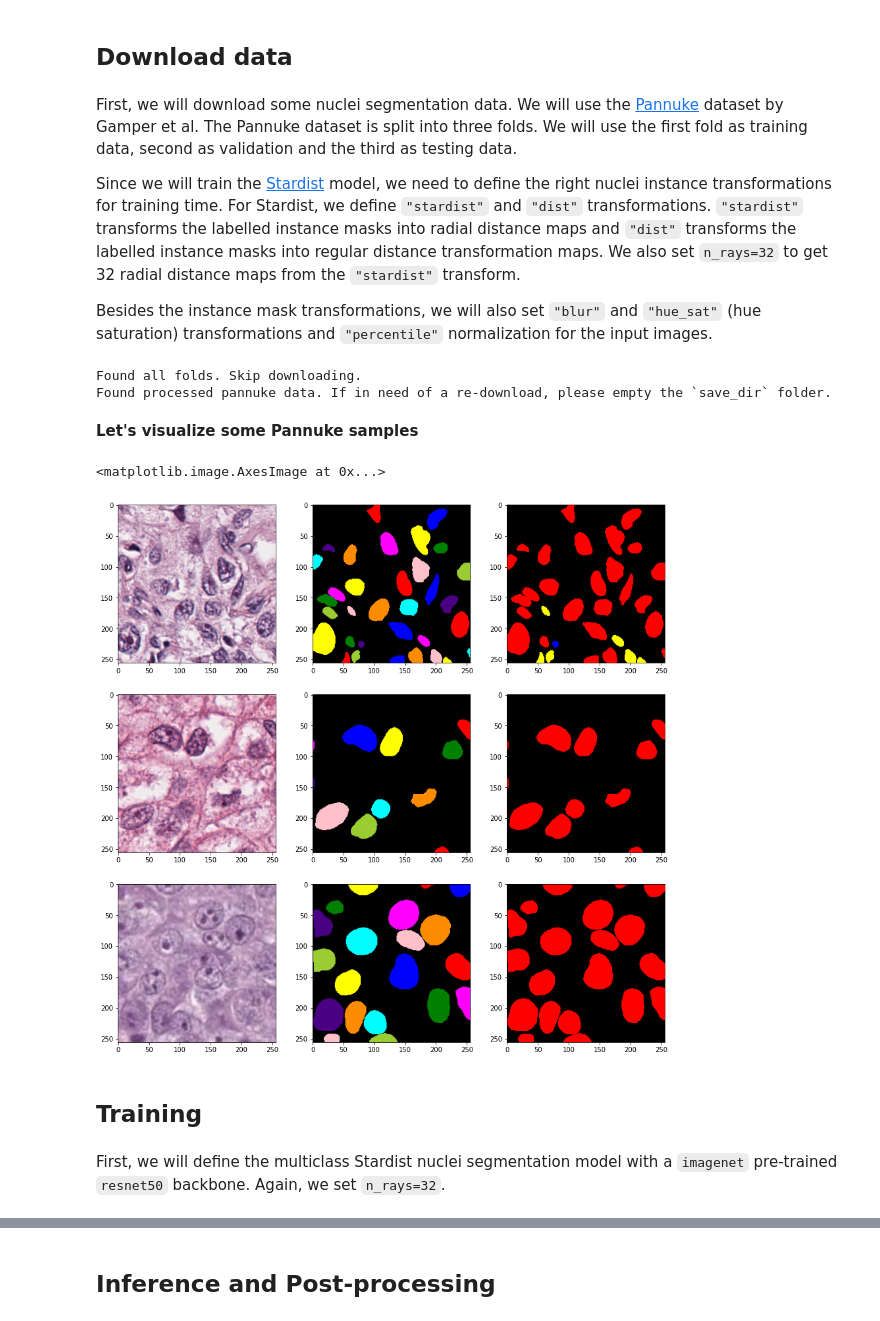
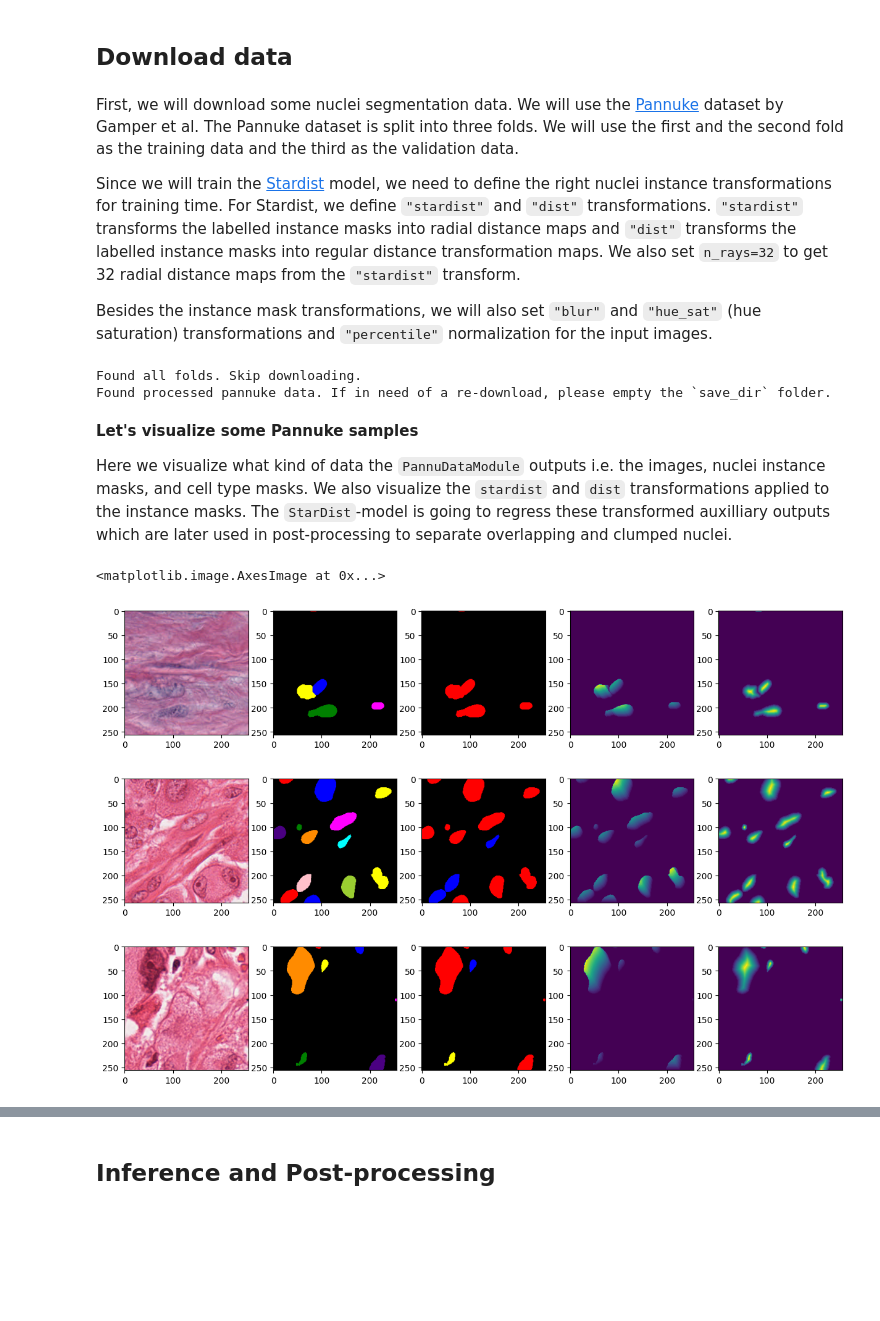
Before and after one commit to okunator/cellseg_models.pytorch, a Jupyter notebook: examples/pannuke_nuclei_segmentation_stardist.ipynb, the cells around one changed output, grey strips where cells are left out. Saved outputs shown, nothing was run; the diff lists cells and outputs as text; code cells hidden in the pictures; blank space fills up the shorter version.

Commit message:
docs: re-write the Stardist pannuke notebook

```diff
--- a/examples/pannuke_nuclei_segmentation_stardist.ipynb
+++ b/examples/pannuke_nuclei_segmentation_stardist.ipynb
@@ -8,19 +24,22 @@ This example shows how to use `cellseg_models.pytorch` for training a [Stardist]
 # %% [markdown]
 ## Download data
 # %% [markdown]
-First, we will download some nuclei segmentation data. We will use the [Pannuke](https://jgamper.github.io/PanNukeDataset/) dataset by Gamper et al. The Pannuke dataset is split into three folds. We will use the first fold as training data, second as validation and the third as testing data.
+First, we will download some nuclei segmentation data. We will use the [Pannuke](https://jgamper.github.io/PanNukeDataset/) dataset by Gamper et al. The Pannuke dataset is split into three folds. We will use the first and the second fold as the training data and the third as the validation data.
 
 Since we will train the [Stardist](https://github.com/stardist/stardist) model, we need to define the right nuclei instance transformations for training time. For Stardist, we define `"stardist"` and `"dist"` transformations. `"stardist"` transforms the labelled instance masks into radial distance maps and `"dist"` transforms the labelled instance masks into regular distance transformation maps. We also set `n_rays=32` to get 32 radial distance maps from the `"stardist"` transform.
 
 Besides the instance mask transformations, we will also set `"blur"` and `"hue_sat"` (hue saturation) transformations and `"percentile"` normalization for the input images.
 # %%
-import pytorch_lightning as pl
-import cellseg_models_pytorch as csmp
 from pathlib import Path
 from cellseg_models_pytorch.datamodules import PannukeDataModule
 
-fold_split = {"train": 1, "valid": 2, "test": 3}
-save_dir = Path.home() / "pannuke" # modify the save path
+# fold1 and fold2 are used for training, fold3 is used for validation
+fold_split = {"fold1": "train", "fold2": "train", "fold3": "valid"}
+
+# NOTE The 'pannuke_dataset' directory has to already exist for this to work.
+# You can create one in your home folder or just modify the path to your liking,
+# The pannuke dataset will be downloaded there.
+save_dir = Path.home() / "pannuke_dataset" # modify the save path
 pannuke_module = PannukeDataModule(
     save_dir=save_dir,
     fold_split=fold_split,
@@ -30,43 +49,55 @@ pannuke_module = PannukeDataModule(
     n_rays=32
 )
 
+# NOTE: this will take a while to run
 pannuke_module.prepare_data() # download and process the pannuke data
 # %% [output]
 Found all folds. Skip downloading.
 Found processed pannuke data. If in need of a re-download, please empty the `save_dir` folder.
-# %% [markdown]
-**Let's visualize some Pannuke samples**
+# %% [markdown]
+**Let's visualize some Pannuke samples**
+
+Here we visualize what kind of data the `PannuDataModule` outputs i.e. the images, nuclei instance masks, and cell type masks. We also visualize the `stardist` and `dist` transformations applied to the instance masks. The `StarDist`-model is going to regress these transformed auxilliary outputs which are later used in post-processing to separate overlapping and clumped nuclei.
 # %%
+import numpy as np
 import matplotlib.pyplot as plt
 from skimage.color import label2rgb
+
+# filehandler contains methods to read and write images and masks
+from cellseg_models_pytorch.utils import FileHandler
+from cellseg_models_pytorch.transforms.functional import gen_stardist_maps, gen_dist_maps
 
 img_dir = save_dir / "train" / "images"
 mask_dir = save_dir / "train" / "labels"
 imgs = sorted(img_dir.glob("*"))
 masks = sorted(mask_dir.glob("*"))
 
-im1 = csmp.utils.FileHandler.read_img(imgs[0])
-im2 = csmp.utils.FileHandler.read_img(imgs[50])
-im3 = csmp.utils.FileHandler.read_img(imgs[500])
-mask1 = csmp.utils.FileHandler.read_mat(masks[0], return_all=True)
-mask2 = csmp.utils.FileHandler.read_mat(masks[50], return_all=True)
-mask3 = csmp.utils.FileHandler.read_mat(masks[500], return_all=True)
+ixs = np.random.randint(0, 500, 3)
 
-fig, ax = plt.subplots(3, 3, figsize=(15, 15))
+im1 = FileHandler.read_img(imgs[ixs[0]])
+im2 = FileHandler.read_img(imgs[ixs[1]])
+im3 = FileHandler.read_img(imgs[ixs[2]])
+mask1 = FileHandler.read_mat(masks[ixs[0]], return_all=True)
+mask2 = FileHandler.read_mat(masks[ixs[1]], return_all=True)
+mask3 = FileHandler.read_mat(masks[ixs[2]], return_all=True)
+
+fig, ax = plt.subplots(3, 5, figsize=(15, 10))
 ax = ax.flatten()
 ax[0].imshow(im1)
 ax[1].imshow(label2rgb(mask1["inst_map"], bg_label=0))
 ax[2].imshow(label2rgb(mask1["type_map"], bg_label=0))
-ax[3].imshow(im2)
-ax[4].imshow(label2rgb(mask2["inst_map"], bg_label=0))
-ax[5].imshow(label2rgb(mask2["type_map"], bg_label=0))
-ax[6].imshow(im3)
-ax[7].imshow(label2rgb(mask3["inst_map"], bg_label=0))
-ax[8].imshow(label2rgb(mask3["type_map"], bg_label=0))
+ax[3].imshow(gen_stardist_maps(mask1["inst_map"], 32)[5])
+ax[4].imshow(gen_dist_maps(mask1["inst_map"]))
+ax[5].imshow(im2)
+ax[6].imshow(label2rgb(mask2["inst_map"], bg_label=0))
+ax[7].imshow(label2rgb(mask2["type_map"], bg_label=0))
+ax[8].imshow(gen_stardist_maps(mask2["inst_map"], 32)[5])
+ax[9].imshow(gen_dist_maps(mask2["inst_map"]))
+ax[10].imshow(im3)
+ax[11].imshow(label2rgb(mask3["inst_map"], bg_label=0))
+ax[12].imshow(label2rgb(mask3["type_map"], bg_label=0))
+ax[13].imshow(gen_stardist_maps(mask3["inst_map"], 32)[5])
+ax[14].imshow(gen_dist_maps(mask3["inst_map"]))
 # %% [output]
 <matplotlib.image.AxesImage at 0x...>
-[figure, old version]
+[figure, new version]
-# %% [markdown]
-## Training
-# %% [markdown]
-First, we will define the multiclass Stardist nuclei segmentation model with a `imagenet` pre-trained `resnet50` backbone. Again, we set `n_rays=32`.
```
Also changed, not shown: parts of 18 cells of this notebook.
